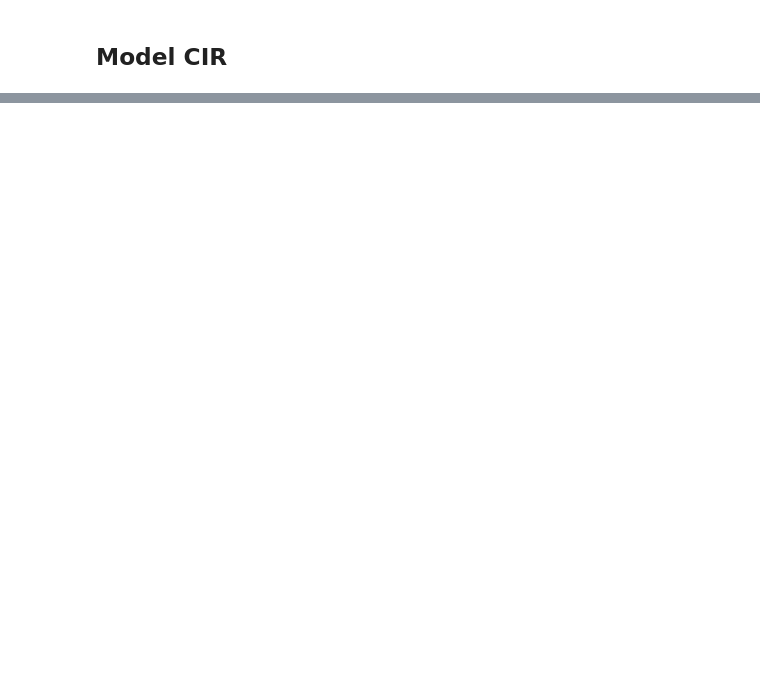
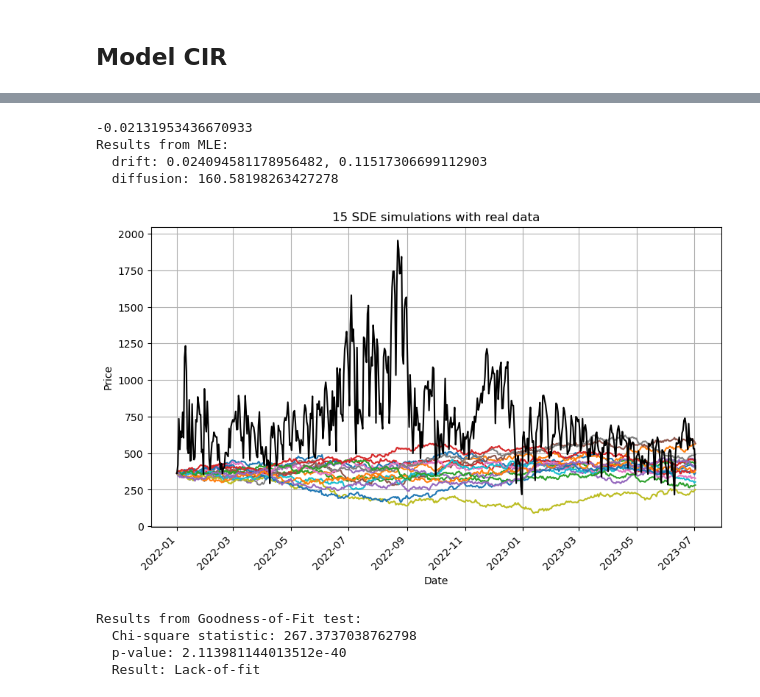
Before and after one commit to sadzikweronika/numerical_sdes, a Jupyter notebook: projekt.ipynb, the cells around one changed output, grey strips where cells are left out. Cells and saved outputs as stored; diff of their text form; code cells hidden in the pictures; blank space fills up the shorter version.

```diff
--- a/projekt.ipynb
+++ b/projekt.ipynb
@@ -280,0 +289,19 @@ NameError: name 'x_range' is not defined
+# %%
+drift = lambda kappa, theta, x: kappa * (theta - x)
+diffusion = lambda sigma, x: sigma
+sde = SDE(drift, diffusion, data)
+kappa_coef, theta_coef, sigma_coef = sde.estimate_parameters_mle([100, 0.1], [100])
+print(f'Results from MLE:\n  drift: {kappa_coef}, {theta_coef}\n  diffusion: {sigma_coef}')
+sde.Euler_Maruyama(15)
+chi2_stat, p_value, result = sde.goodness_of_fit_test(1000, 0.05)
+print(f'Results from Goodness-of-Fit test:\n  Chi-square statistic: {chi2_stat}\n  p-value: {p_value}\n  Result: {result}')
+# %% [output]
+-0.02131953436670933
+Results from MLE:
+  drift: 0.024094581178956482, 0.11517306699112903
+  diffusion: 160.58198263427278
+[figure, added]
+Results from Goodness-of-Fit test:
+  Chi-square statistic: 267.3737038762798
+  p-value: 2.113981144013512e-40
+  Result: Lack-of-fit
```
Also changed, not shown: parts of 11 cells of this notebook.
